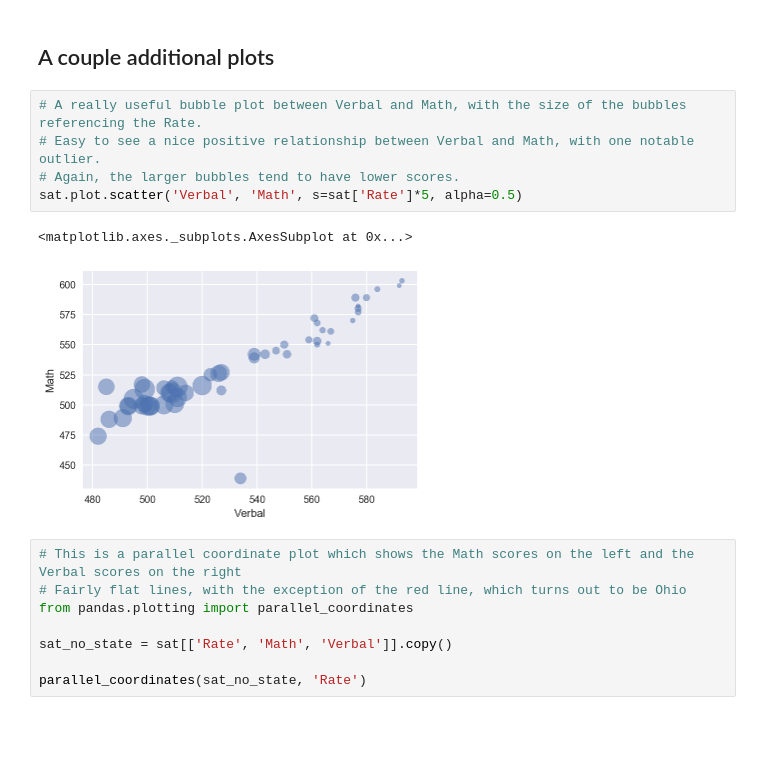
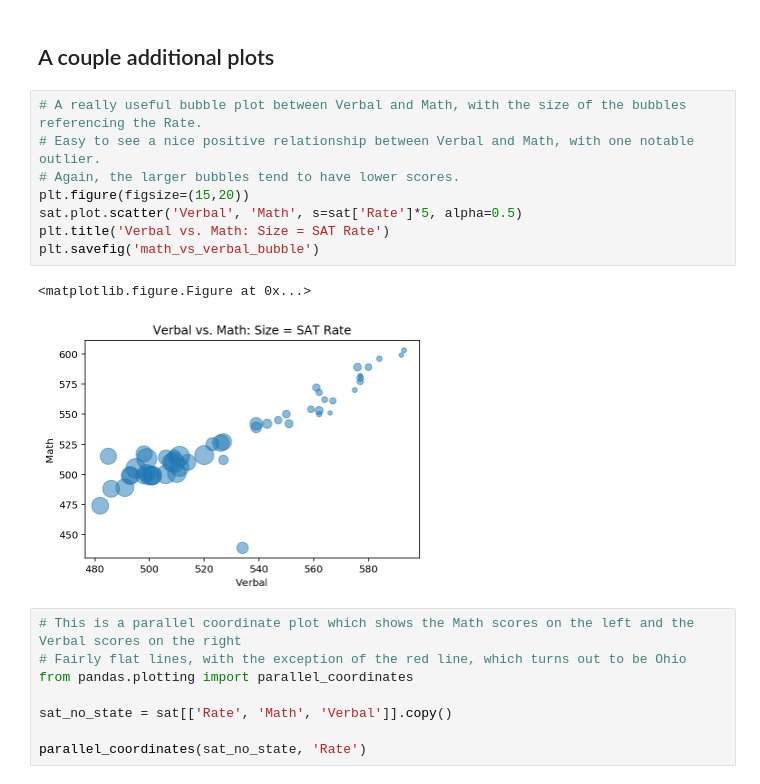
Before and after one commit to emorrell23/sat_scores_and_drug_use, a Jupyter notebook: project-02-v2-starter-code.ipynb, the cells around one changed output. Drawn from its saved outputs; the diff is of its cells as text; blank space fills up the shorter version.

```diff
--- a/project-02-v2-starter-code.ipynb
+++ b/project-02-v2-starter-code.ipynb
@@ -201,11 +193,14 @@ Plotting the Rate data alongside the Verbal and Math data doesn't really work be
 # %%
 # A really useful bubble plot between Verbal and Math, with the size of the bubbles referencing the Rate.
 # Easy to see a nice positive relationship between Verbal and Math, with one notable outlier.
 # Again, the larger bubbles tend to have lower scores.
+plt.figure(figsize=(15,20))
 sat.plot.scatter('Verbal', 'Math', s=sat['Rate']*5, alpha=0.5)
+plt.title('Verbal vs. Math: Size = SAT Rate')
+plt.savefig('math_vs_verbal_bubble')
 # %% [output]
-<matplotlib.axes._subplots.AxesSubplot at 0x...>
+<matplotlib.figure.Figure at 0x...>
-[figure, old version]
+[figure, new version]
 # %%
 # This is a parallel coordinate plot which shows the Math scores on the left and the Verbal scores on the right
 # Fairly flat lines, with the exception of the red line, which turns out to be Ohio
```
Also changed, not shown: parts of 2 cells of this notebook, 1 other file.
